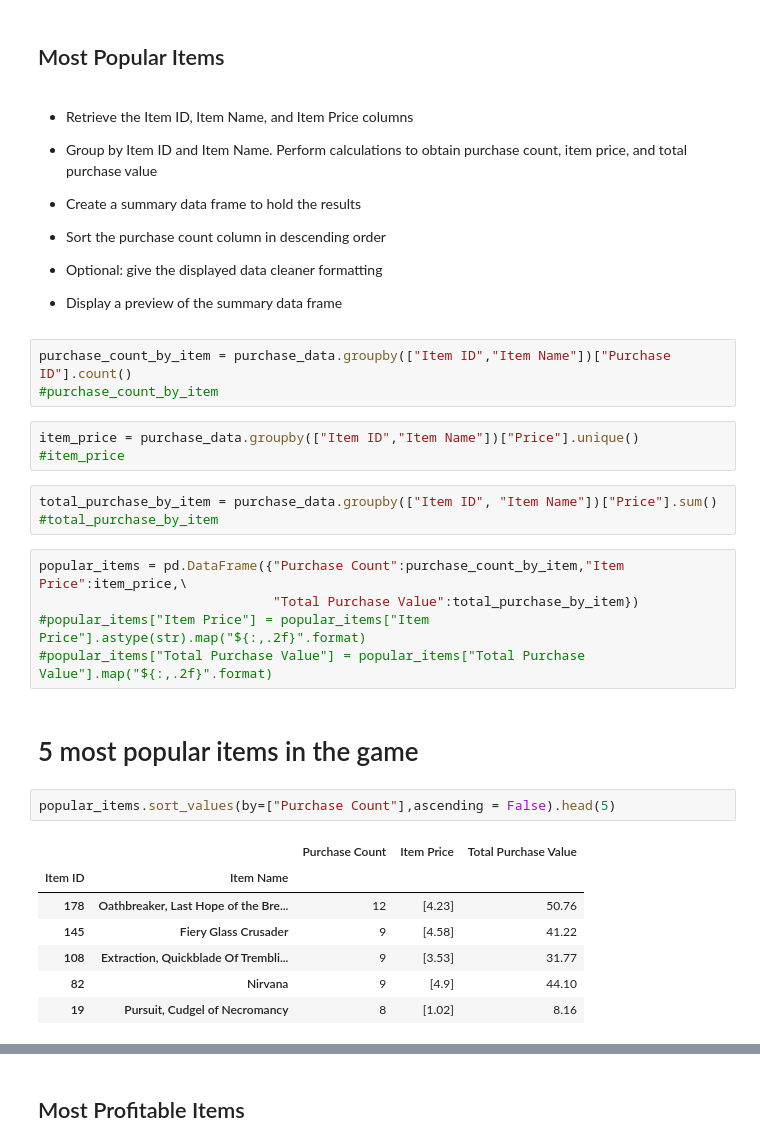
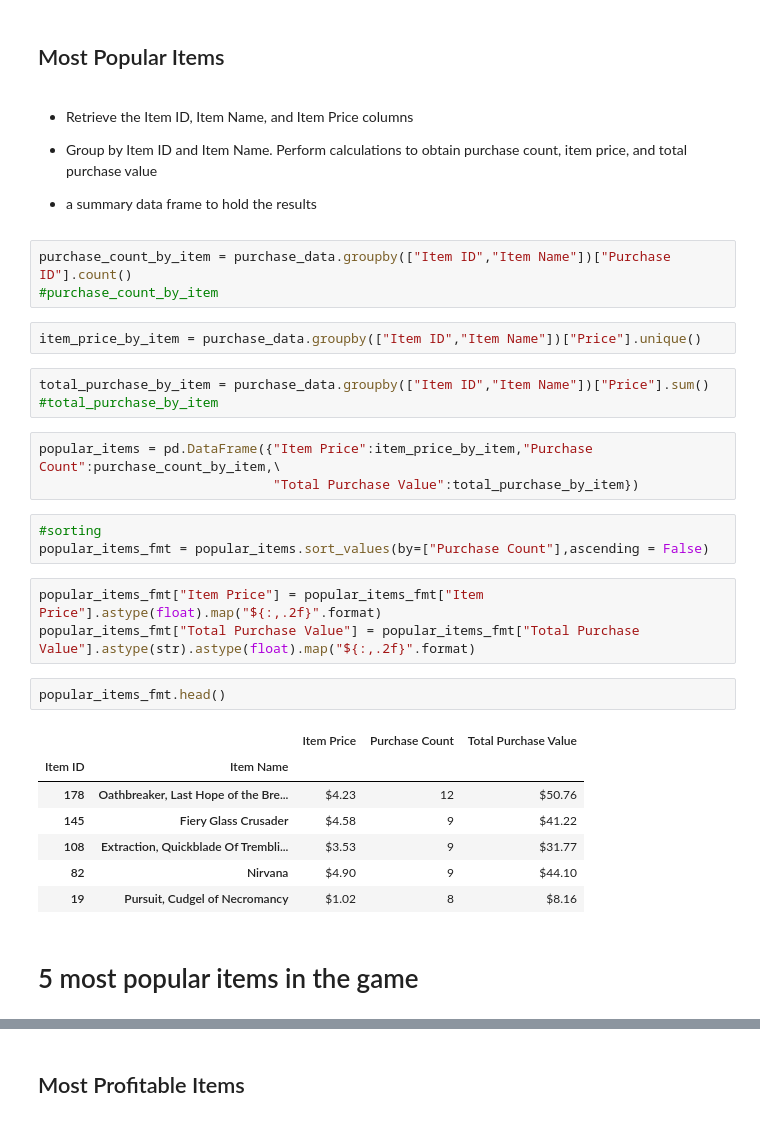
Before and after one commit to prajakta-gaikwad/pandas-juputer-gaming-analysis, a Jupyter notebook: HeroesOfPymoli_starter.ipynb, the cells around one changed output, grey strips where cells are left out. Cells and saved outputs as stored; diff of their text form.

```diff
--- a/HeroesOfPymoli_starter.ipynb
+++ b/HeroesOfPymoli_starter.ipynb
@@ -318,39 +277,33 @@ spender_data_summary.sort_values(by=["Total Purchase Value"],ascending=False).he
 * Group by Item ID and Item Name. Perform calculations to obtain purchase count, item price, and total purchase value
 
 
-* Create a summary data frame to hold the results
-
-
-* Sort the purchase count column in descending order
-
-
-* Optional: give the displayed data cleaner formatting
-
-
-* Display a preview of the summary data frame
+* a summary data frame to hold the results
 # %%
 purchase_count_by_item = purchase_data.groupby(["Item ID","Item Name"])["Purchase ID"].count()
 #purchase_count_by_item
 # %%
-item_price = purchase_data.groupby(["Item ID","Item Name"])["Price"].unique()
-#item_price
+item_price_by_item = purchase_data.groupby(["Item ID","Item Name"])["Price"].unique()
 # %%
-total_purchase_by_item = purchase_data.groupby(["Item ID", "Item Name"])["Price"].sum()
+total_purchase_by_item = purchase_data.groupby(["Item ID","Item Name"])["Price"].sum()
 #total_purchase_by_item
-# %%
-popular_items = pd.DataFrame({"Purchase Count":purchase_count_by_item,"Item Price":item_price,\
-                              "Total Purchase Value":total_purchase_by_item})
-#popular_items["Item Price"] = popular_items["Item Price"].astype(str).map("${:,.2f}".format)
-#popular_items["Total Purchase Value"] = popular_items["Total Purchase Value"].map("${:,.2f}".format)
+# %%
+popular_items = pd.DataFrame({"Item Price":item_price_by_item,"Purchase Count":purchase_count_by_item,\
+                              "Total Purchase Value":total_purchase_by_item})
+# %%
+#sorting
+popular_items_fmt = popular_items.sort_values(by=["Purchase Count"],ascending = False)
+# %%
+popular_items_fmt["Item Price"] = popular_items_fmt["Item Price"].astype(float).map("${:,.2f}".format)
+popular_items_fmt["Total Purchase Value"] = popular_items_fmt["Total Purchase Value"].astype(str).astype(float).map("${:,.2f}".format)
+# %%
+popular_items_fmt.head()
+# %% [output]
+|  |  | Item Price | Purchase Count | Total Purchase Value |
+| Item ID | Item Name |  |  |  |
+| 178 | Oathbreaker, Last Hope of the Bre... | $4.23 | 12 | $50.76 |
+| 145 | Fiery Glass Crusader | $4.58 | 9 | $41.22 |
+| 108 | Extraction, Quickblade Of Trembli... | $3.53 | 9 | $31.77 |
+| 82 | Nirvana | $4.90 | 9 | $44.10 |
+| 19 | Pursuit, Cudgel of Necromancy | $1.02 | 8 | $8.16 |
 # %% [markdown]
 # 5 most popular items in the game
-# %%
-popular_items.sort_values(by=["Purchase Count"],ascending = False).head(5)
-# %% [output]
-|  |  | Purchase Count | Item Price | Total Purchase Value |
-| Item ID | Item Name |  |  |  |
-| 178 | Oathbreaker, Last Hope of the Bre... | 12 | [4.23] | 50.76 |
-| 145 | Fiery Glass Crusader | 9 | [4.58] | 41.22 |
-| 108 | Extraction, Quickblade Of Trembli... | 9 | [3.53] | 31.77 |
-| 82 | Nirvana | 9 | [4.9] | 44.10 |
-| 19 | Pursuit, Cudgel of Necromancy | 8 | [1.02] | 8.16 |
```
Also changed, not shown: parts of 17 cells of this notebook, 1 other file.
